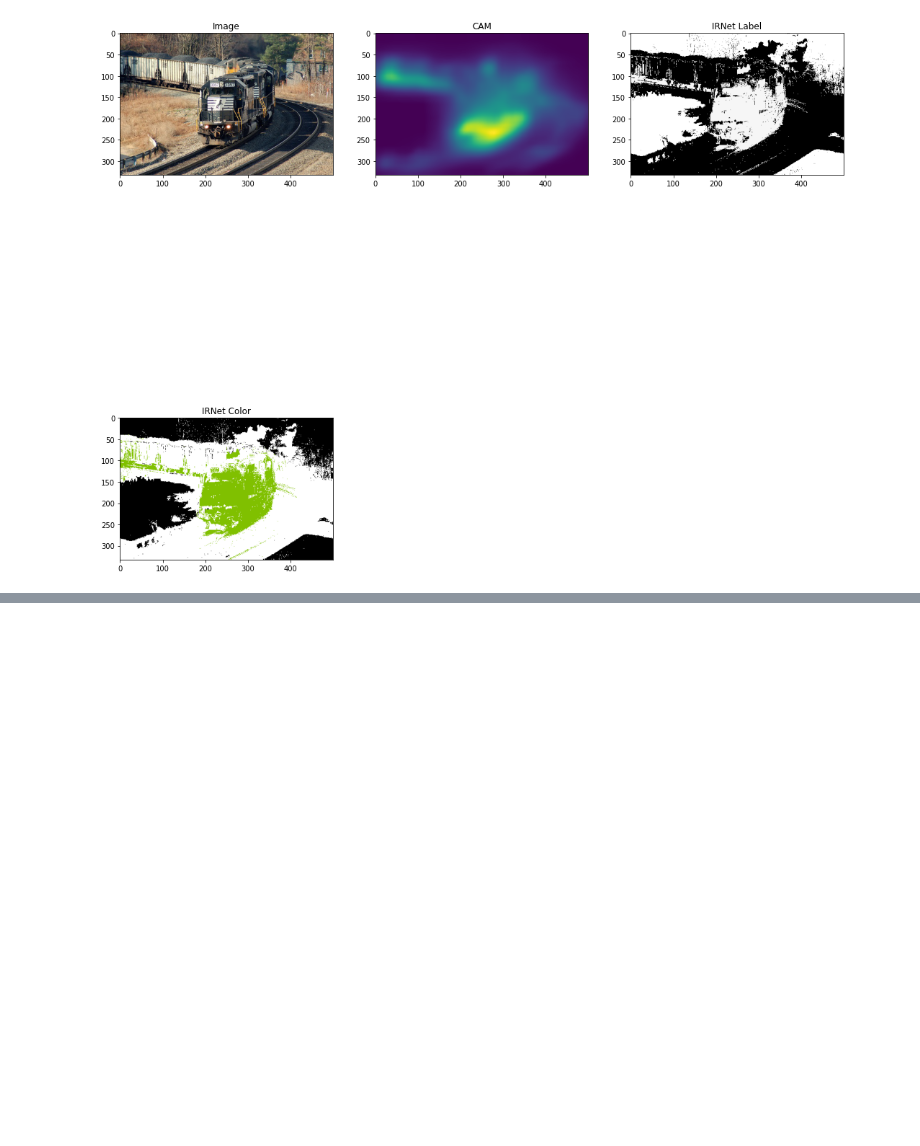
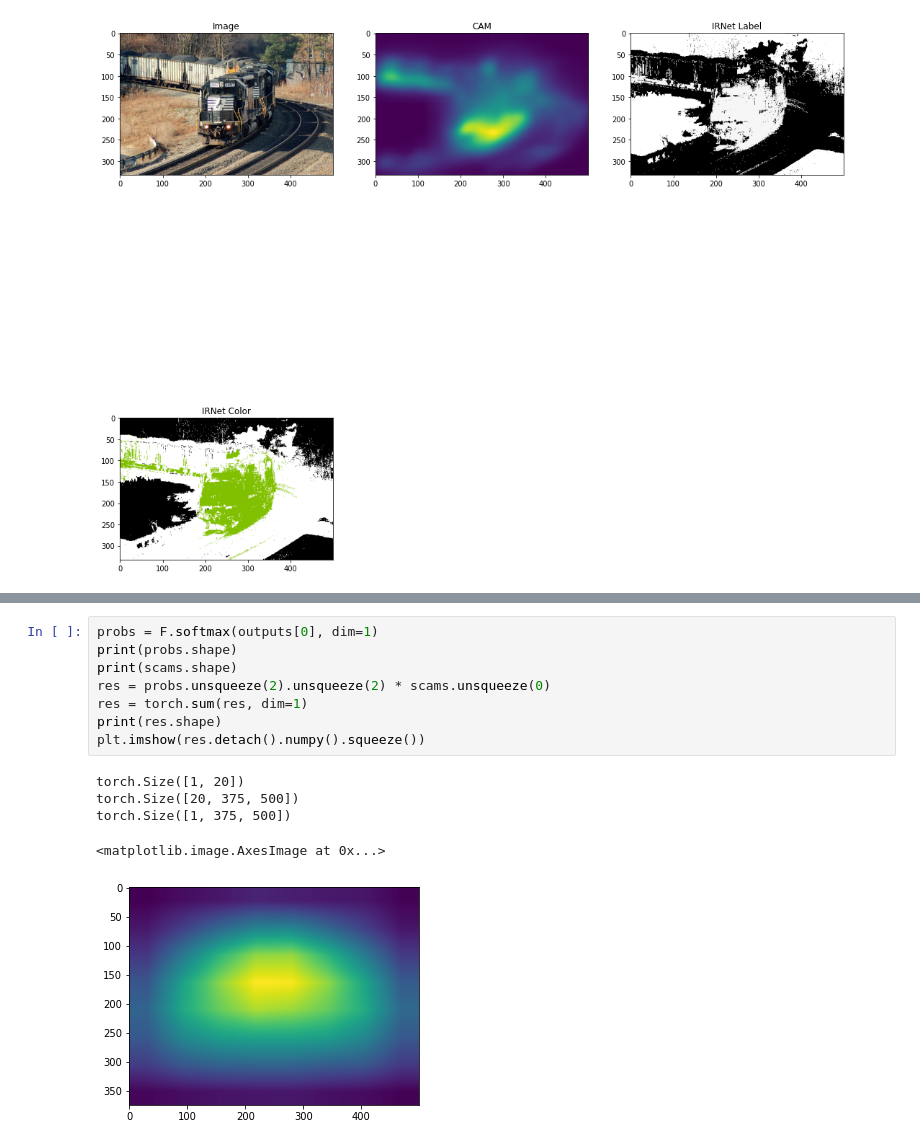
Before and after one commit to yiping-wang/c2am, a Jupyter notebook: IRNetDebug.ipynb, the cells around one changed output, grey strips where cells are left out. Saved outputs shown, nothing was run; the diff lists cells and outputs as text; blank space fills up the shorter version.

```diff
--- a/IRNetDebug.ipynb
+++ b/IRNetDebug.ipynb
@@ -99,0 +217,14 @@ ax4.imshow(colorize_mask(conf))
+# %%
+probs = F.softmax(outputs[0], dim=1)
+print(probs.shape)
+print(scams.shape)
+res = probs.unsqueeze(2).unsqueeze(2) * scams.unsqueeze(0)
+res = torch.sum(res, dim=1)
+print(res.shape)
+plt.imshow(res.detach().numpy().squeeze())
+# %% [output]
+torch.Size([1, 20])
+torch.Size([20, 375, 500])
+torch.Size([1, 375, 500])
+<matplotlib.image.AxesImage at 0x...>
+[figure, added]
```
Also changed, not shown: parts of 9 cells of this notebook, 2 other files.
